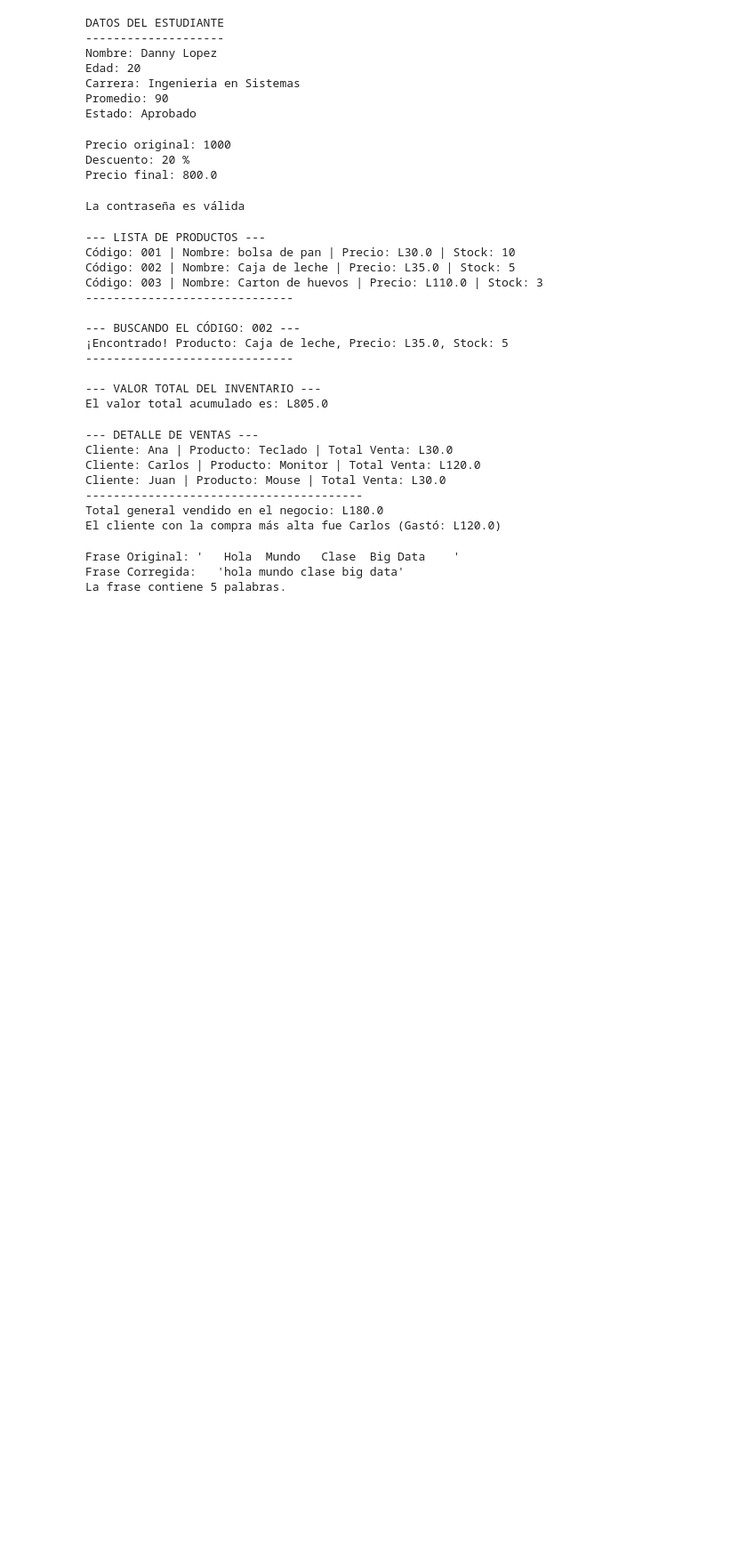
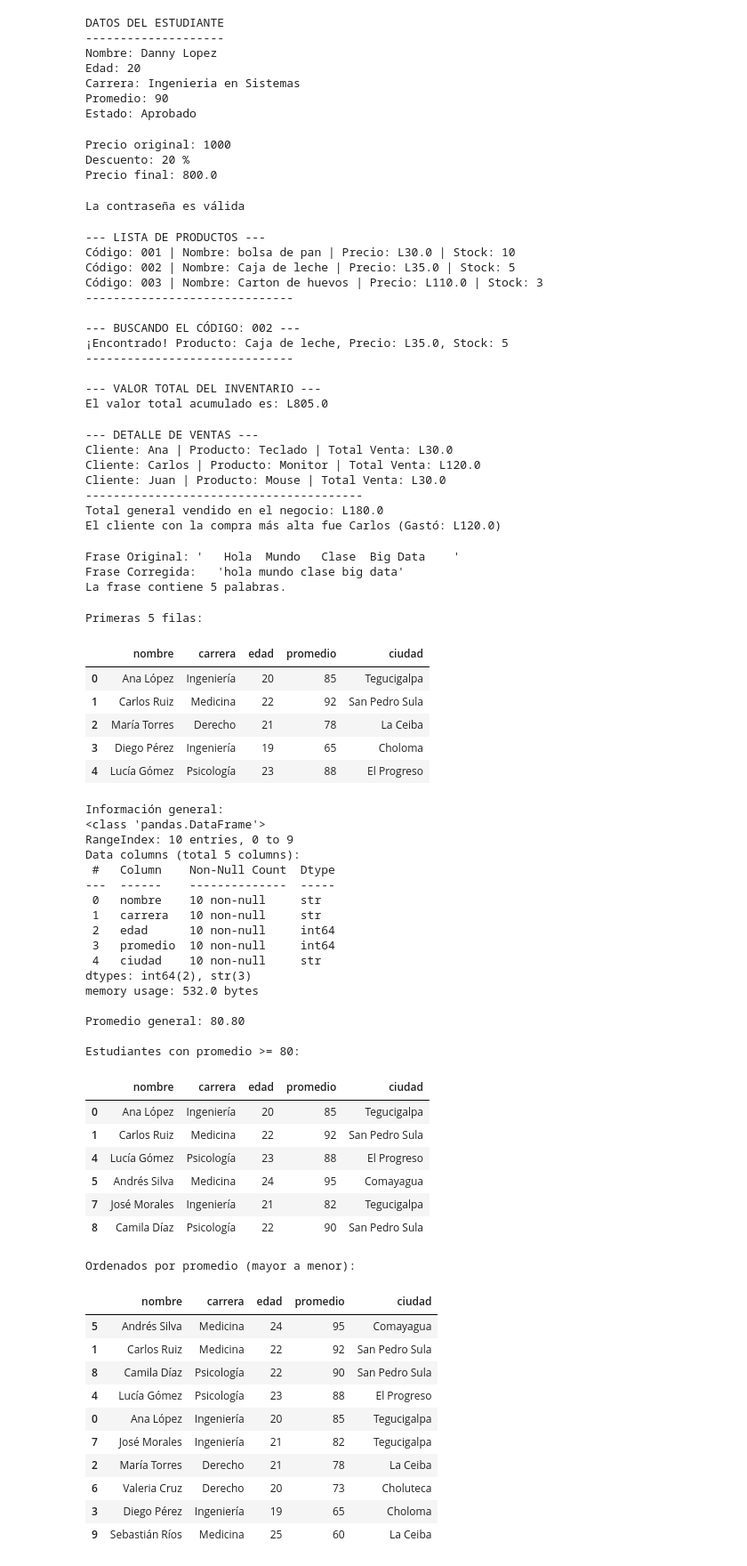
Before and after one commit to warthunderlover/bigdata_primerparcial, a Jupyter notebook: notebooks/BrayanMartinez_practicaPython.ipynb, the cells around one changed output. Shown at 89% size. Cells and saved outputs as stored; diff of their text form; code cells hidden in the pictures; blank space fills up the shorter version.

```diff
--- a/notebooks/BrayanMartinez_practicaPython.ipynb
+++ b/notebooks/BrayanMartinez_practicaPython.ipynb
@@ -471,3 +471,83 @@ print(f"La frase contiene {total_palabras} palabras.")
 Frase Original: '   Hola  Mundo   Clase  Big Data    '
 Frase Corregida:   'hola mundo clase big data'
 La frase contiene 5 palabras.
+# %%
+#ejercicio 16: dataframe de estudiantes
+#enunciado: crear un dataframe con almenos 10 estudiantes, incluir nombre, carrera, edad, promedio y ciudad, mostrar las primeras 5 filas, calcular promedios, mostrar información general del dtf, estudiantes con promedio mayor a 80 y ordenar de mayor a menor
+#Lógica: se usa la lógica del ejemplo de los datos de uber de abril 2014 para desarrollar este ejercicio, ya que contiene el head y se usa la lógica del ejemplo 1 del cual se saco el .mean(), lo demas fue razonamiento y un poco de investigación para el manejo de los datos requeridos
+
+
+import pandas as pd
+from IPython.display import display #este import fue encontrado tras buscar mediante ia cual era la mejor forma para mostrar la información y que fuera más legible.
+
+estudiantes = {
+    'nombre':   ['Ana López',    'Carlos Ruiz',  'María Torres', 'Diego Pérez',  'Lucía Gómez',
+                 'Andrés Silva', 'Valeria Cruz', 'José Morales', 'Camila Díaz',  'Sebastián Ríos'],
+    'carrera':  ['Ingeniería',   'Medicina',     'Derecho',      'Ingeniería',   'Psicología',
+                 'Medicina',     'Derecho',      'Ingeniería',   'Psicología',   'Medicina'],
+    'edad':     [20, 22, 21, 19, 23, 24, 20, 21, 22, 25],
+    'promedio': [85, 92, 78, 65, 88, 95, 73, 82, 90, 60],
+    'ciudad':   ['Tegucigalpa', 'San Pedro Sula', 'La Ceiba',    'Choloma',      'El Progreso',
+                 'Comayagua',   'Choluteca',      'Tegucigalpa', 'San Pedro Sula', 'La Ceiba']
+}
+
+df = pd.DataFrame(estudiantes)
+
+
+print("Primeras 5 filas:")
+display(df.head())
+
+print("Información general:")
+df.info()
+
+print(f"\nPromedio general: {df['promedio'].mean():.2f}")
+
+print("\nEstudiantes con promedio >= 80:")
+display(df[df['promedio'] >= 80])
+
+print("\nOrdenados por promedio (mayor a menor):")
+display(df.sort_values(by='promedio', ascending=False))
+# %% [output]
+Primeras 5 filas:
+|  | nombre | carrera | edad | promedio | ciudad |
+| 0 | Ana López | Ingeniería | 20 | 85 | Tegucigalpa |
+| 1 | Carlos Ruiz | Medicina | 22 | 92 | San Pedro Sula |
+| 2 | María Torres | Derecho | 21 | 78 | La Ceiba |
+| 3 | Diego Pérez | Ingeniería | 19 | 65 | Choloma |
+| 4 | Lucía Gómez | Psicología | 23 | 88 | El Progreso |
+Información general:
+<class 'pandas.DataFrame'>
+RangeIndex: 10 entries, 0 to 9
+Data columns (total 5 columns):
+ #   Column    Non-Null Count  Dtype
+---  ------    --------------  -----
+ 0   nombre    10 non-null     str
+ 1   carrera   10 non-null     str
+ 2   edad      10 non-null     int64
+ 3   promedio  10 non-null     int64
+ 4   ciudad    10 non-null     str
+dtypes: int64(2), str(3)
+memory usage: 532.0 bytes
+
+Promedio general: 80.80
+
+Estudiantes con promedio >= 80:
+|  | nombre | carrera | edad | promedio | ciudad |
+| 0 | Ana López | Ingeniería | 20 | 85 | Tegucigalpa |
+| 1 | Carlos Ruiz | Medicina | 22 | 92 | San Pedro Sula |
+| 4 | Lucía Gómez | Psicología | 23 | 88 | El Progreso |
+| 5 | Andrés Silva | Medicina | 24 | 95 | Comayagua |
+| 7 | José Morales | Ingeniería | 21 | 82 | Tegucigalpa |
+| 8 | Camila Díaz | Psicología | 22 | 90 | San Pedro Sula |
+Ordenados por promedio (mayor a menor):
+|  | nombre | carrera | edad | promedio | ciudad |
+| 5 | Andrés Silva | Medicina | 24 | 95 | Comayagua |
+| 1 | Carlos Ruiz | Medicina | 22 | 92 | San Pedro Sula |
+| 8 | Camila Díaz | Psicología | 22 | 90 | San Pedro Sula |
+| 4 | Lucía Gómez | Psicología | 23 | 88 | El Progreso |
+| 0 | Ana López | Ingeniería | 20 | 85 | Tegucigalpa |
+| 7 | José Morales | Ingeniería | 21 | 82 | Tegucigalpa |
+| 2 | María Torres | Derecho | 21 | 78 | La Ceiba |
+| 6 | Valeria Cruz | Derecho | 20 | 73 | Choluteca |
+| 3 | Diego Pérez | Ingeniería | 19 | 65 | Choloma |
+| 9 | Sebastián Ríos | Medicina | 25 | 60 | La Ceiba |
```
Also changed, not shown: parts of 4 cells of this notebook, 1 other file.
